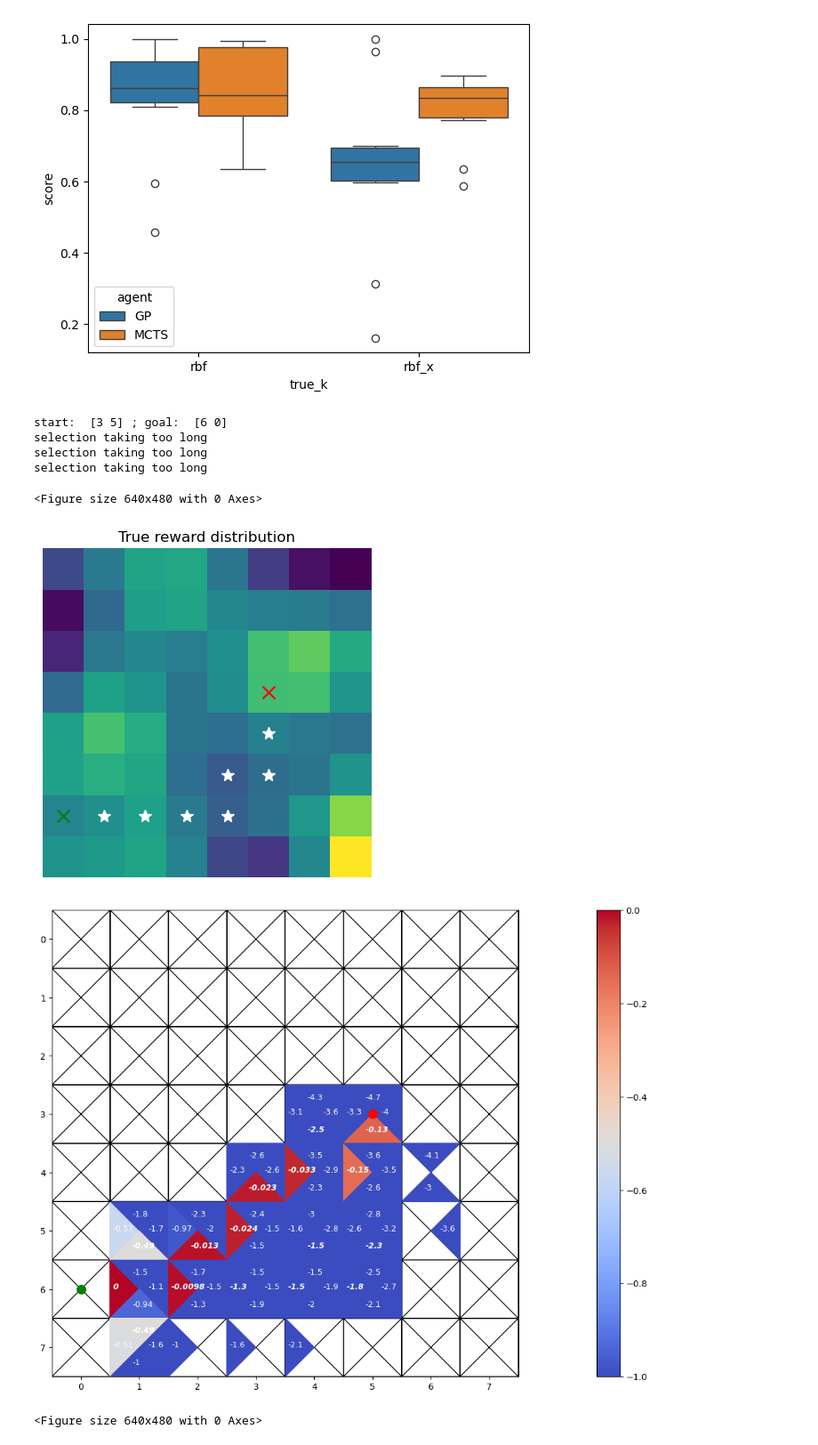
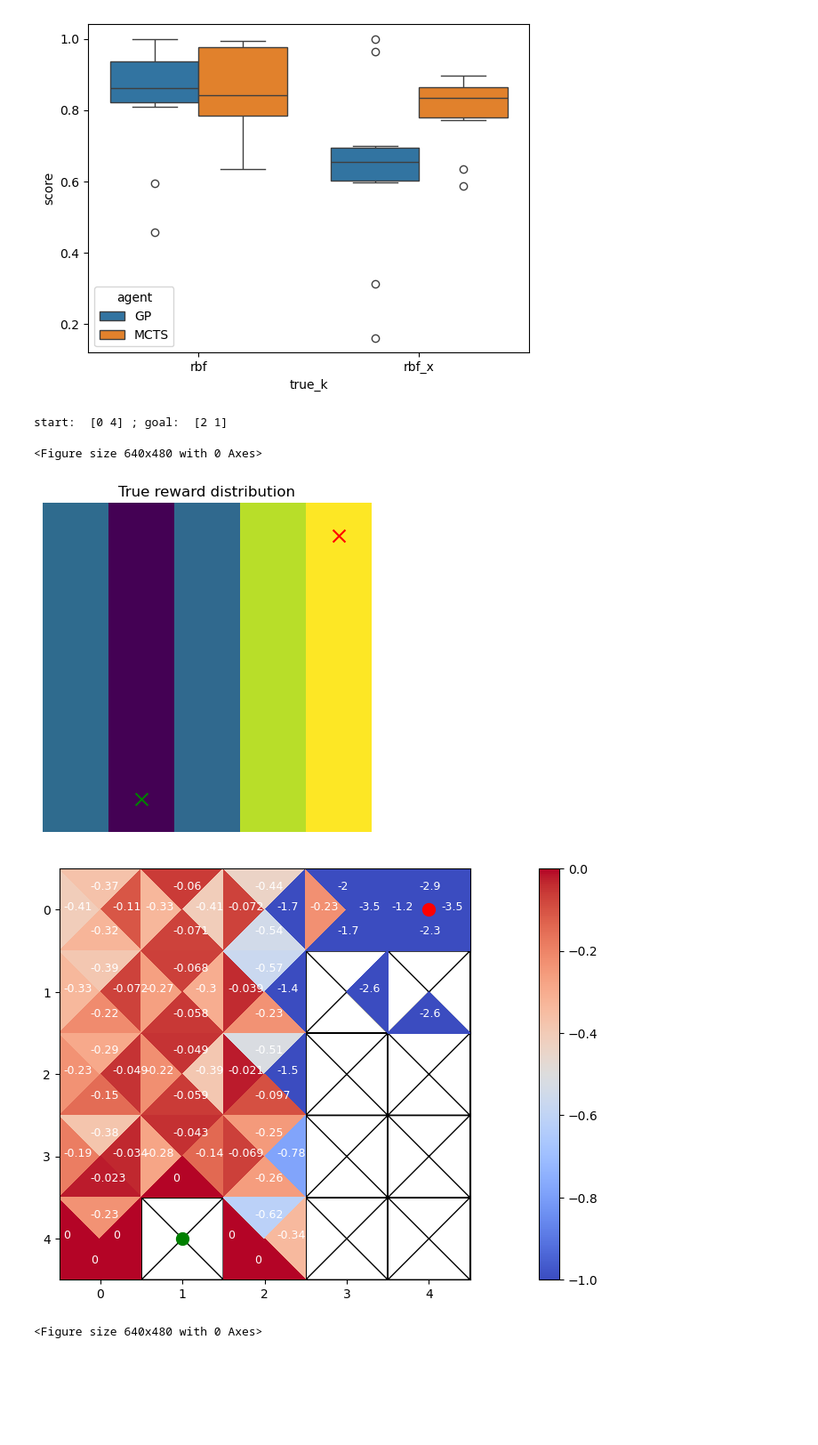
Before and after one commit to tgham/context_exploration, a Jupyter notebook: GP_worlds.ipynb, the cells around one changed output. Shown at 89% size. Drawn from its saved outputs; the diff is of its cells as text; code cells hidden in the pictures; blank space fills up the shorter version.

Commit message:
reverting to single set of nodes

```diff
--- a/GP_worlds.ipynb
+++ b/GP_worlds.ipynb
@@ -1150,8 +1145,8 @@ sns.boxplot(data = df_sim, x = 'true_k', y = 'score', hue = 'agent')
 <Axes: xlabel='true_k', ylabel='score'>
 [figure]
 # %%
-N=8
-true_k = 'rbf'
+N=5
+true_k = 'rbf_x'
 inf_k = 'known'
 r_noise = 0
 env = make_env(N, None, 'cityblock', true_k, inf_k, render_mode='plot', r_noise=r_noise)
@@ -1166,49 +1161,49 @@ MCTS = MonteCarloTreeSearch(env=env_copy, tree=tree)
 assert MCTS.env.sim == True
 assert env_copy.sim==True
 n_trees = 1000
-# action = MCTS.search(tree, n_trees)
-
-## loop through trees
-for t in range(n_trees):
-    # print(MCTS.tree.root)
-    # print('tree policy, ', t)
-    action_leaf = MCTS.tree_policy()
-    # print('rollout policy')
-    simulated_cost = MCTS.rollout_policy(action_leaf)
-    # print('backwards')
-    MCTS.backward(simulated_cost)
-    # print(action_leaf)
-    # print()
-
-tree.nodes
-tree_q = np.zeros((N,N,4)) + np.nan
-for sstate in tree.nodes.keys():
-    state = tree.nodes[sstate].state
-    for a in tree.nodes[sstate].action_leaves.keys():
-        try:
-            tree_q[state[0], state[1], a] = tree.nodes[sstate].action_leaves[a].performance
-        except:
-            pass
+action = MCTS.search(tree, n_trees)
+print()
+# MCTS.tree.show()
 # %% [output]
-start:  [3 5] ; goal:  [6 0]
-selection taking too long
-selection taking too long
-selection taking too long
+start:  [0 4] ; goal:  [2 1]
+# %%
+from collections import deque
+
+
+## average over all nodes in the tree
+tree_q = np.zeros((N, N, 4))
+tree_q_counts = np.zeros((N, N, 4))
+queue = deque([tree.root])
+while queue:
+    node = queue.popleft()
+    for child in tree.children(node):
+        tree_q[node.state[0], node.state[1], child.action] += child.performance
+        tree_q_counts[node.state[0], node.state[1], child.action] += 1
+        queue.append(child)
+tree_q /= tree_q_counts
+
+## or just standard saving??
+# tree_q = np.zeros((N, N, 4)) + np.nan
+# tree_q_counts = np.zeros((N, N, 4))
+# queue = deque([tree.root])
+# while queue:
+#     node = queue.popleft()
+#     for child in tree.children(node):
+#         tree_q[node.state[0], node.state[1], child.action] = child.performance
+#         tree_q_counts[node.state[0], node.state[1], child.action] += 1
+#         queue.append(child)
 # %%
-#plot world
-ax = plt.subplot()
-plot_r(env.costs, ax = ax, title = 'True reward distribution')
+plot_r(env.costs, ax = plt.subplot(), title = 'True reward distribution')
 plt.scatter(info['agent'][1]+0.5, info['agent'][0]+0.5, c = 'r', s = 100, marker = 'x')
 plt.scatter(info['target'][1]+0.5, info['target'][0]+0.5, c = 'g', s = 100, marker = 'x')
-plot_traj([env.o_traj], ax = ax)
-
-# plot tree
 p = plot_action_tree(tree_q, info['agent'], info['target'])
+# p.set_title(['start: ', info['agent'],', goal:', info['target']])
 plt.figure()
+## plot start and goal
 # %% [output]
 <Figure size 640x480 with 0 Axes>
-[figure, old version]
+[figure, new version]
-[figure, old version]
+[figure, new version]
 <Figure size 640x480 with 0 Axes>
 # %%
 tree.show()
```
Also changed, not shown: parts of 4 cells of this notebook, 3 other files.
